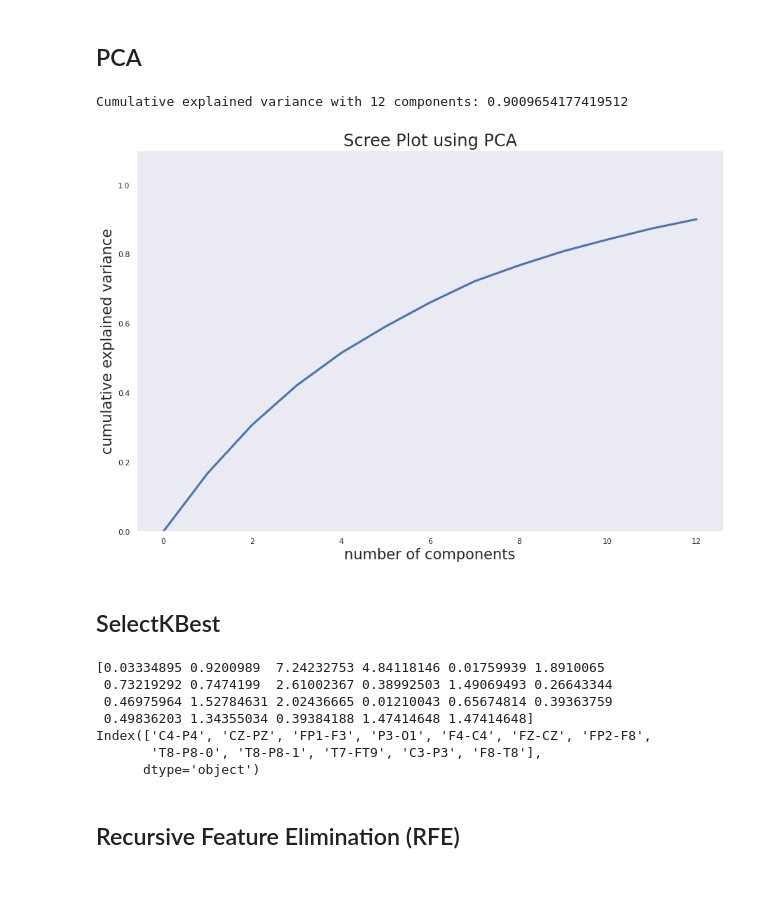
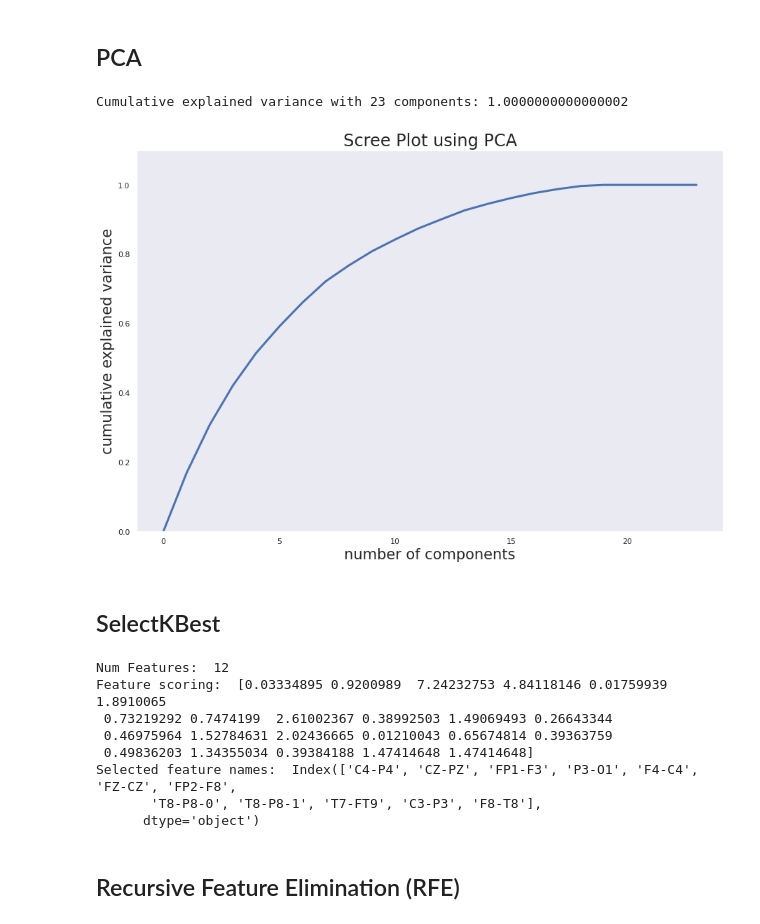
Before and after one commit to anw1998/MMD6020_Final_Project, a Jupyter notebook: notebooks/Final version.ipynb, the cells around one changed output. Saved outputs shown, nothing was run; the diff lists cells and outputs as text; code cells hidden in the pictures; blank space fills up the shorter version.

```diff
--- a/notebooks/Final version.ipynb
+++ b/notebooks/Final version.ipynb
@@ -70,31 +97,36 @@ for triaxis in axes:
 ## PCA
 # %%
 from sklearn.decomposition import PCA
+import numpy as np
+import matplotlib.pyplot as plt
+import seaborn as sns
+sns.set()
 
-n_components = 12
+
+n_components = 23
 pca = PCA(n_components=n_components)
 pca.fit(X_train)
 
 X_train_PCA = pca.transform(X_train)
 X_val_PCA = pca.transform(X_val)
 
 X_train_PCA = pd.DataFrame(data = X_train_PCA, columns = [f'PC{i}' for i in range(1, n_components+1)])
 X_val_PCA = pd.DataFrame(data = X_val_PCA, columns = [f'PC{i}' for i in range(1, n_components+1)])
 cev = np.cumsum(pca.explained_variance_ratio_)
 cev = np.insert(cev, 0, 0)
 print(f'Cumulative explained variance with {n_components} components: {cev[-1]}')
 plt.figure(figsize=(15,10))
 plt.ylim(0.0,1.1)
 plt.plot(cev, linewidth=3)
 plt.xlabel('number of components', fontsize=21)
 plt.ylabel('cumulative explained variance', fontsize=21)
 plt.title('Scree Plot using PCA', fontsize=24)
 plt.rc('font', size=16)
 plt.grid()
 plt.show()
 # %% [output]
-Cumulative explained variance with 12 components: 0.9009654177419512
+Cumulative explained variance with 23 components: 1.0000000000000002
-[figure, old version]
+[figure, new version]
 # %% [markdown]
 ## SelectKBest
 # %%
@@ -103,16 +135,18 @@ from sklearn.feature_selection import SelectKBest, f_classif
 selector = SelectKBest(score_func=f_classif, k=12)
 selector.fit(X_train, y_train)
 
-print(selector.scores_)
+print("Num Features: ", 12)
+print('Feature scoring: ', selector.scores_)
 
 #Selected feature names
-print(X_train.columns[selector.scores_.argsort()[::-1][:12]])
+print('Selected feature names: ', X_train.columns[selector.scores_.argsort()[::-1][:12]])
 # %% [output]
-[0.03334895 0.9200989  7.24232753 4.84118146 0.01759939 1.8910065
+Num Features:  12
+Feature scoring:  [0.03334895 0.9200989  7.24232753 4.84118146 0.01759939 1.8910065
  0.73219292 0.7474199  2.61002367 0.38992503 1.49069493 0.26643344
  0.46975964 1.52784631 2.02436665 0.01210043 0.65674814 0.39363759
  0.49836203 1.34355034 0.39384188 1.47414648 1.47414648]
-Index(['C4-P4', 'CZ-PZ', 'FP1-F3', 'P3-O1', 'F4-C4', 'FZ-CZ', 'FP2-F8',
+Selected feature names:  Index(['C4-P4', 'CZ-PZ', 'FP1-F3', 'P3-O1', 'F4-C4', 'FZ-CZ', 'FP2-F8',
        'T8-P8-0', 'T8-P8-1', 'T7-FT9', 'C3-P3', 'F8-T8'],
       dtype='object')
 # %% [markdown]
```
Also changed, not shown: parts of 13 cells of this notebook.
